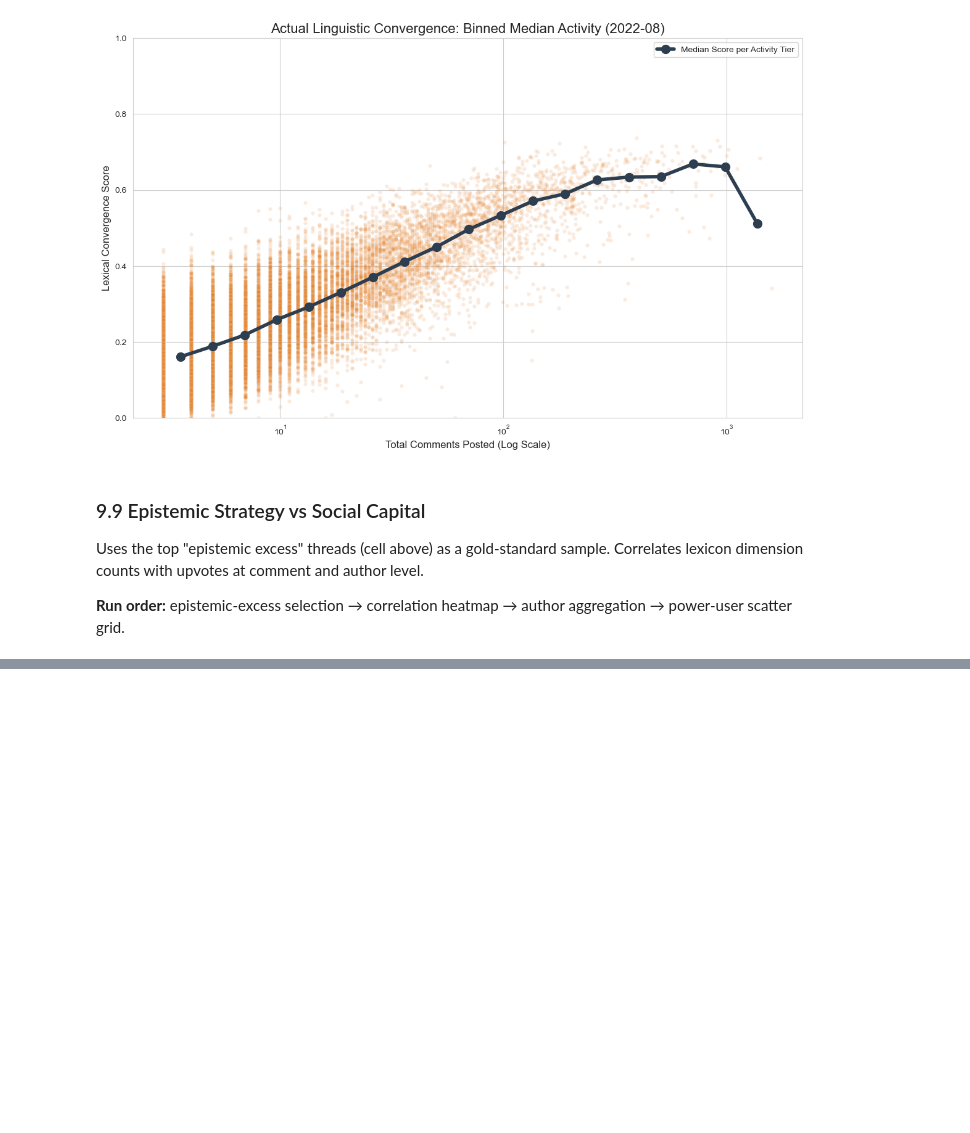
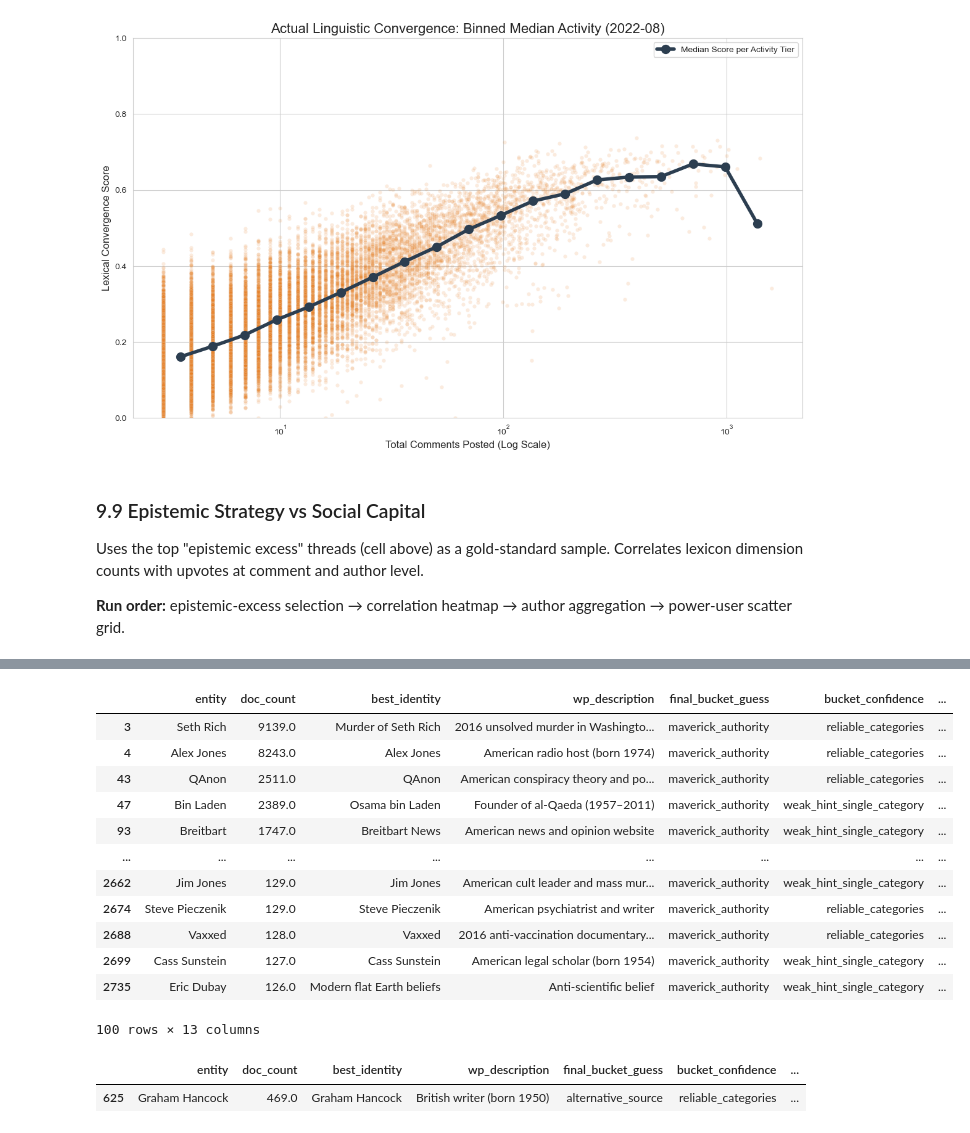
Before and after one commit to humanathema/ConspiracyComments, a Jupyter notebook: ConspiracyMaster_Refactored.ipynb, the cells around one changed output, grey strips where cells are left out. Drawn from its saved outputs; the diff is of its cells as text; code cells hidden in the pictures; blank space fills up the shorter version.

```diff
--- a/ConspiracyMaster_Refactored.ipynb
+++ b/ConspiracyMaster_Refactored.ipynb
@@ -4133,0 +4285,23 @@ viz.plot_zscore_power_users(df_power_users, dim_cols)
+# %%
+MA = NER[NER['final_bucket_guess']=='maverick_authority']
+# %%
+MA[:100]
+# %% [output]
+|  | entity | doc_count | best_identity | wp_description | final_bucket_guess | bucket_confidence | ... |
+| 3 | Seth Rich | 9139.0 | Murder of Seth Rich | 2016 unsolved murder in Washingto... | maverick_authority | reliable_categories | ... |
+| 4 | Alex Jones | 8243.0 | Alex Jones | American radio host (born 1974) | maverick_authority | reliable_categories | ... |
+| 43 | QAnon | 2511.0 | QAnon | American conspiracy theory and po... | maverick_authority | reliable_categories | ... |
+| 47 | Bin Laden | 2389.0 | Osama bin Laden | Founder of al-Qaeda (1957–2011) | maverick_authority | weak_hint_single_category | ... |
+| 93 | Breitbart | 1747.0 | Breitbart News | American news and opinion website | maverick_authority | weak_hint_single_category | ... |
+| ... | ... | ... | ... | ... | ... | ... | ... |
+| 2662 | Jim Jones | 129.0 | Jim Jones | American cult leader and mass mur... | maverick_authority | weak_hint_single_category | ... |
+| 2674 | Steve Pieczenik | 129.0 | Steve Pieczenik | American psychiatrist and writer | maverick_authority | reliable_categories | ... |
+| 2688 | Vaxxed | 128.0 | Vaxxed | 2016 anti-vaccination documentary... | maverick_authority | reliable_categories | ... |
+| 2699 | Cass Sunstein | 127.0 | Cass Sunstein | American legal scholar (born 1954) | maverick_authority | weak_hint_single_category | ... |
+| 2735 | Eric Dubay | 126.0 | Modern flat Earth beliefs | Anti-scientific belief | maverick_authority | weak_hint_single_category | ... |
+100 rows × 13 columns
+# %%
+NER[NER['entity']=='Graham Hancock']
+# %% [output]
+|  | entity | doc_count | best_identity | wp_description | final_bucket_guess | bucket_confidence | ... |
+| 625 | Graham Hancock | 469.0 | Graham Hancock | British writer (born 1950) | alternative_source | reliable_categories | ... |
```
Also changed, not shown: parts of 13 cells of this notebook, 41 other files.
